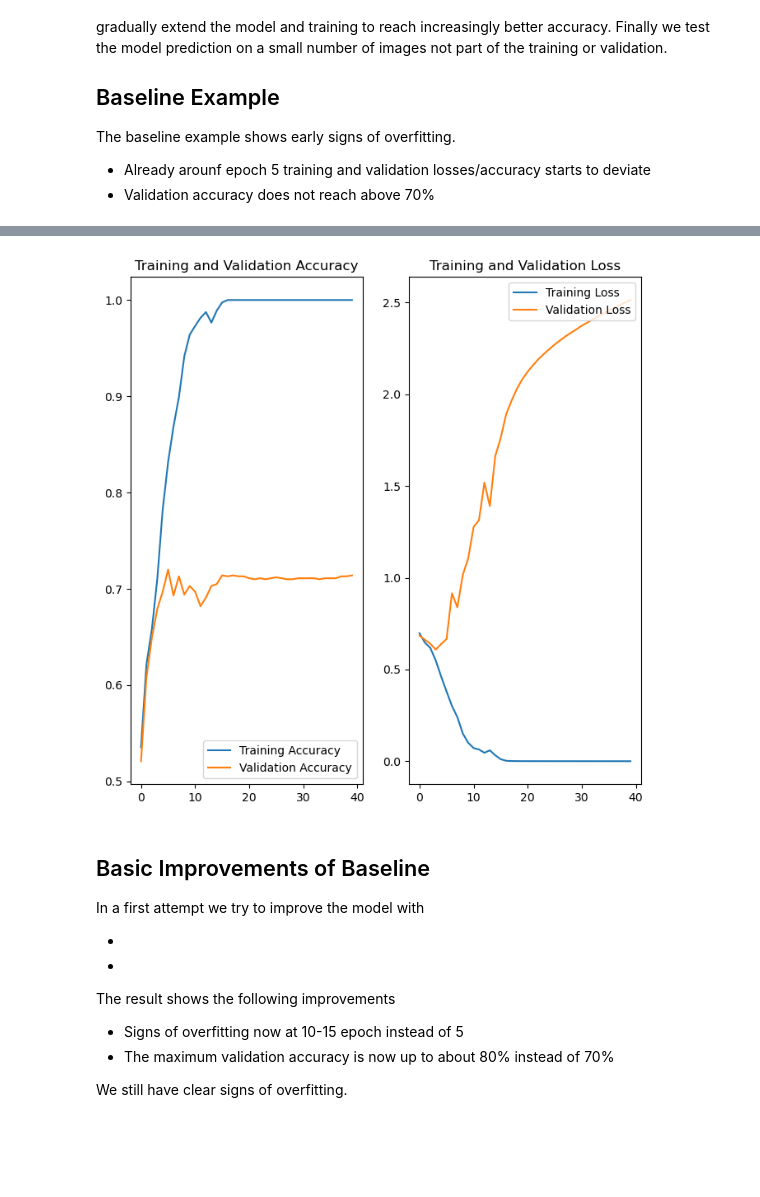
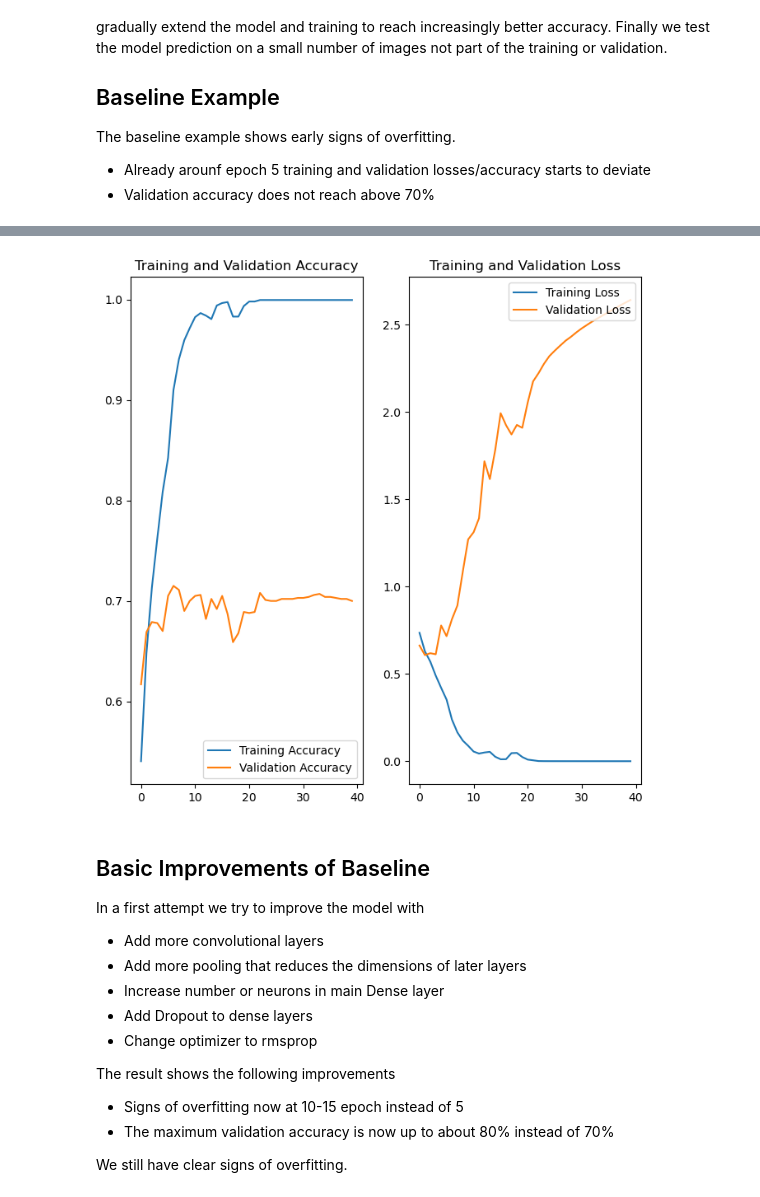
Before and after one commit to AleksanderCehovin/applied_ml_course, a Jupyter notebook: lab2/Report.ipynb, the cells around one changed output, grey strips where cells are left out. Saved outputs shown, nothing was run; the diff lists cells and outputs as text; code cells hidden in the pictures; blank space fills up the shorter version.

```diff
--- a/lab2/Report.ipynb
+++ b/lab2/Report.ipynb
@@ -9,6 +9,6 @@ The baseline example shows early signs of overfitting.
 - Already arounf epoch 5 training and validation losses/accuracy starts to deviate
 - Validation accuracy does not reach above 70%
 # %%
-import lab2_main
-history=lab2_main.run()
+import lab2_baseline
+history=lab2_baseline.run()
 # %% [output]
@@ -72,13 +60,16 @@ Epoch 40/40
 # %%
-lab2_main.plot(history)
+lab2_baseline.plot(history)
 # %% [output]
-[figure, old version]
+[figure, new version]
 # %% [markdown]
 ## Basic Improvements of Baseline
 In a first attempt we try to improve the model with
 
--
--
+- Add more convolutional layers
+- Add more pooling that reduces the dimensions of later layers
+- Increase number or neurons in main Dense layer
+- Add Dropout to dense layers
+- Change optimizer to rmsprop
 
 The result shows the following improvements
 
```
Also changed, not shown: parts of 11 cells of this notebook, 4 other files.
